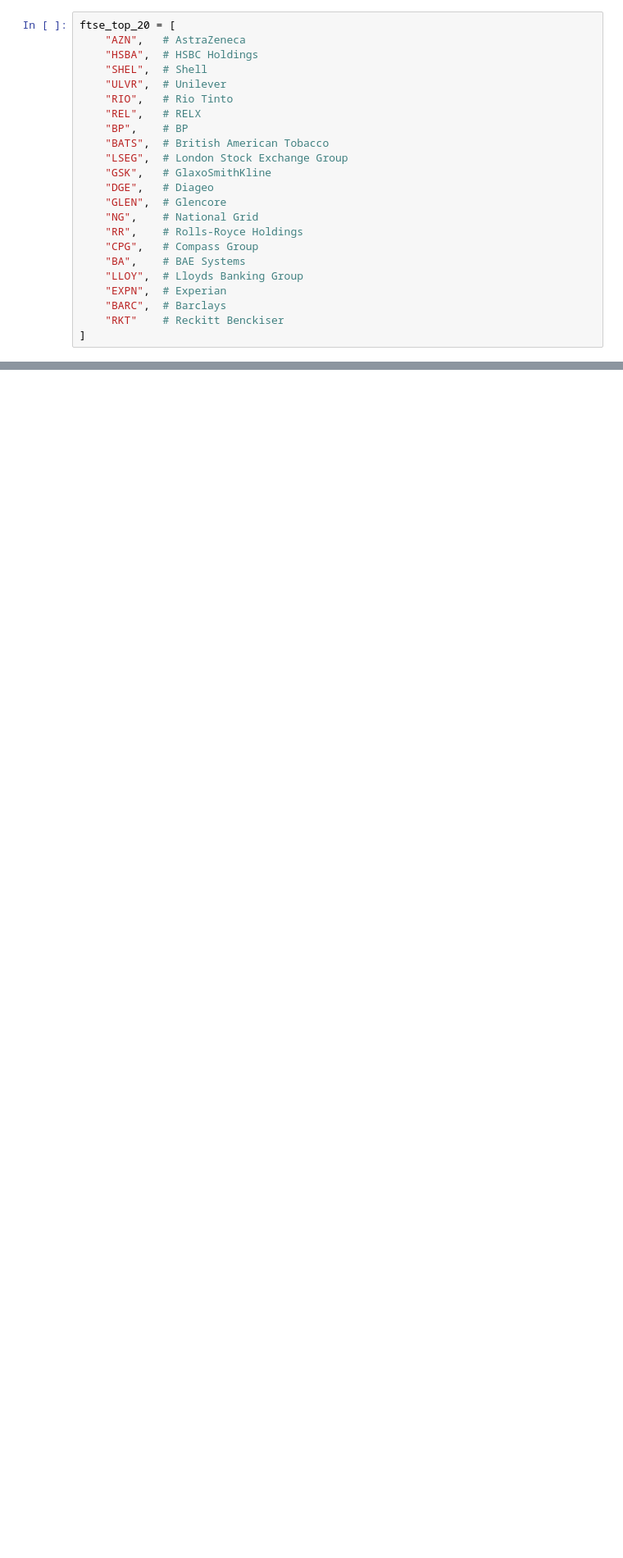
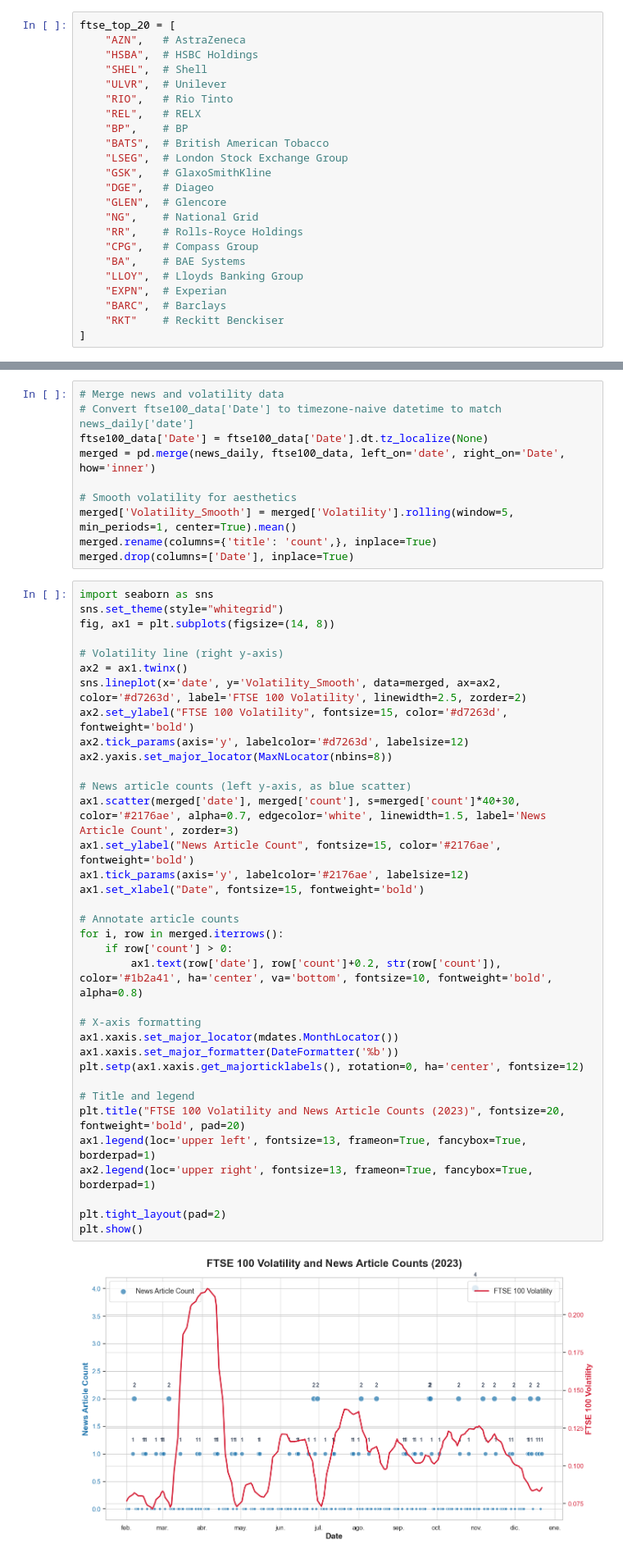
Before and after one commit to nestorojeda/DistilBERTFinancialSentiment, a Jupyter notebook: notebooks/5_volatility_analysis.ipynb, the cells around one changed output, grey strips where cells are left out. Shown at 82% size. Drawn from its saved outputs; the diff is of its cells as text; blank space fills up the shorter version.

Commit message:
Added sentiment analysis over volatility

```diff
--- a/notebooks/5_volatility_analysis.ipynb
+++ b/notebooks/5_volatility_analysis.ipynb
@@ -201,0 +86,47 @@ plt.show()
+# %%
+# Merge news and volatility data
+# Convert ftse100_data['Date'] to timezone-naive datetime to match news_daily['date']
+ftse100_data['Date'] = ftse100_data['Date'].dt.tz_localize(None)
+merged = pd.merge(news_daily, ftse100_data, left_on='date', right_on='Date', how='inner')
+
+# Smooth volatility for aesthetics
+merged['Volatility_Smooth'] = merged['Volatility'].rolling(window=5, min_periods=1, center=True).mean()
+merged.rename(columns={'title': 'count',}, inplace=True)
+merged.drop(columns=['Date'], inplace=True)
+# %%
+import seaborn as sns
+sns.set_theme(style="whitegrid")
+fig, ax1 = plt.subplots(figsize=(14, 8))
+
+# Volatility line (right y-axis)
+ax2 = ax1.twinx()
+sns.lineplot(x='date', y='Volatility_Smooth', data=merged, ax=ax2, color='#d7263d', label='FTSE 100 Volatility', linewidth=2.5, zorder=2)
+ax2.set_ylabel("FTSE 100 Volatility", fontsize=15, color='#d7263d', fontweight='bold')
+ax2.tick_params(axis='y', labelcolor='#d7263d', labelsize=12)
+ax2.yaxis.set_major_locator(MaxNLocator(nbins=8))
+
+# News article counts (left y-axis, as blue scatter)
+ax1.scatter(merged['date'], merged['count'], s=merged['count']*40+30, color='#2176ae', alpha=0.7, edgecolor='white', linewidth=1.5, label='News Article Count', zorder=3)
+ax1.set_ylabel("News Article Count", fontsize=15, color='#2176ae', fontweight='bold')
+ax1.tick_params(axis='y', labelcolor='#2176ae', labelsize=12)
+ax1.set_xlabel("Date", fontsize=15, fontweight='bold')
+
+# Annotate article counts
+for i, row in merged.iterrows():
+    if row['count'] > 0:
+        ax1.text(row['date'], row['count']+0.2, str(row['count']), color='#1b2a41', ha='center', va='bottom', fontsize=10, fontweight='bold', alpha=0.8)
+
+# X-axis formatting
+ax1.xaxis.set_major_locator(mdates.MonthLocator())
+ax1.xaxis.set_major_formatter(DateFormatter('%b'))
+plt.setp(ax1.xaxis.get_majorticklabels(), rotation=0, ha='center', fontsize=12)
+
+# Title and legend
+plt.title("FTSE 100 Volatility and News Article Counts (2023)", fontsize=20, fontweight='bold', pad=20)
+ax1.legend(loc='upper left', fontsize=13, frameon=True, fancybox=True, borderpad=1)
+ax2.legend(loc='upper right', fontsize=13, frameon=True, fancybox=True, borderpad=1)
+
+plt.tight_layout(pad=2)
+plt.show()
+# %% [output]
+[figure, added]
```
Also changed, not shown: parts of 15 cells of this notebook.
